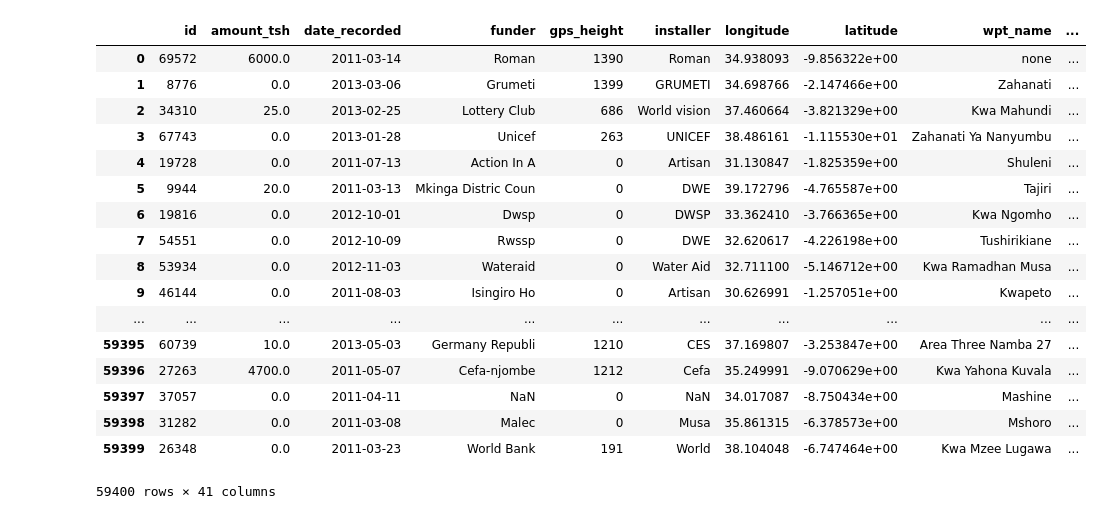
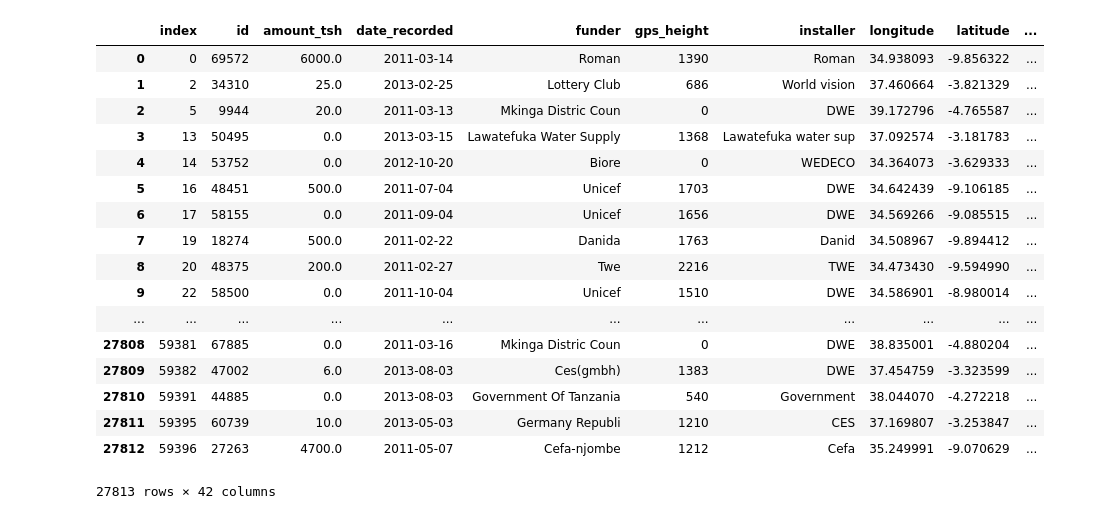
Before and after one commit to nikp29/MachineLearningClass20182019, a Jupyter notebook: Fall/DrivenDataWaterTable/181107DrivenDataDatasetProcessing.ipynb, the cells around one changed output. Saved outputs shown, nothing was run; the diff lists cells and outputs as text; code cells hidden in the pictures.

```diff
--- a/Fall/DrivenDataWaterTable/181107DrivenDataDatasetProcessing.ipynb
+++ b/Fall/DrivenDataWaterTable/181107DrivenDataDatasetProcessing.ipynb
@@ -14,26 +19,26 @@ data_values = pd.read_csv('watertabletrainingvalues.csv')
 data_labels = pd.read_csv('watertabletraininglabels.csv')
 data_values.merge(data_labels[['id','status_group']],on='id').to_csv('waterabletrainingset.csv')
 # %%
-data = pd.read_csv('waterabletrainingset.csv').drop(columns=['Unnamed: 0'])
+data = pd.read_csv('waterabletrainingset.csv').drop(columns=['Unnamed: 0']).dropna().reset_index()
 data
 # %% [output]
-|  | id | amount_tsh | date_recorded | funder | gps_height | installer | longitude | latitude | wpt_name | ... |
-| 0 | 69572 | 6000.0 | 2011-03-14 | Roman | 1390 | Roman | 34.938093 | -9.856322e+00 | none | ... |
-| 1 | 8776 | 0.0 | 2013-03-06 | Grumeti | 1399 | GRUMETI | 34.698766 | -2.147466e+00 | Zahanati | ... |
-| 2 | 34310 | 25.0 | 2013-02-25 | Lottery Club | 686 | World vision | 37.460664 | -3.821329e+00 | Kwa Mahundi | ... |
-| 3 | 67743 | 0.0 | 2013-01-28 | Unicef | 263 | UNICEF | 38.486161 | -1.115530e+01 | Zahanati Ya Nanyumbu | ... |
-| 4 | 19728 | 0.0 | 2011-07-13 | Action In A | 0 | Artisan | 31.130847 | -1.825359e+00 | Shuleni | ... |
-| 5 | 9944 | 20.0 | 2011-03-13 | Mkinga Distric Coun | 0 | DWE | 39.172796 | -4.765587e+00 | Tajiri | ... |
-| 6 | 19816 | 0.0 | 2012-10-01 | Dwsp | 0 | DWSP | 33.362410 | -3.766365e+00 | Kwa Ngomho | ... |
-| 7 | 54551 | 0.0 | 2012-10-09 | Rwssp | 0 | DWE | 32.620617 | -4.226198e+00 | Tushirikiane | ... |
-| 8 | 53934 | 0.0 | 2012-11-03 | Wateraid | 0 | Water Aid | 32.711100 | -5.146712e+00 | Kwa Ramadhan Musa | ... |
-| 9 | 46144 | 0.0 | 2011-08-03 | Isingiro Ho | 0 | Artisan | 30.626991 | -1.257051e+00 | Kwapeto | ... |
+|  | index | id | amount_tsh | date_recorded | funder | gps_height | installer | longitude | latitude | ... |
+| 0 | 0 | 69572 | 6000.0 | 2011-03-14 | Roman | 1390 | Roman | 34.938093 | -9.856322 | ... |
+| 1 | 2 | 34310 | 25.0 | 2013-02-25 | Lottery Club | 686 | World vision | 37.460664 | -3.821329 | ... |
+| 2 | 5 | 9944 | 20.0 | 2011-03-13 | Mkinga Distric Coun | 0 | DWE | 39.172796 | -4.765587 | ... |
+| 3 | 13 | 50495 | 0.0 | 2013-03-15 | Lawatefuka Water Supply | 1368 | Lawatefuka water sup | 37.092574 | -3.181783 | ... |
+| 4 | 14 | 53752 | 0.0 | 2012-10-20 | Biore | 0 | WEDECO | 34.364073 | -3.629333 | ... |
+| 5 | 16 | 48451 | 500.0 | 2011-07-04 | Unicef | 1703 | DWE | 34.642439 | -9.106185 | ... |
+| 6 | 17 | 58155 | 0.0 | 2011-09-04 | Unicef | 1656 | DWE | 34.569266 | -9.085515 | ... |
+| 7 | 19 | 18274 | 500.0 | 2011-02-22 | Danida | 1763 | Danid | 34.508967 | -9.894412 | ... |
+| 8 | 20 | 48375 | 200.0 | 2011-02-27 | Twe | 2216 | TWE | 34.473430 | -9.594990 | ... |
+| 9 | 22 | 58500 | 0.0 | 2011-10-04 | Unicef | 1510 | DWE | 34.586901 | -8.980014 | ... |
 | ... | ... | ... | ... | ... | ... | ... | ... | ... | ... | ... |
-| 59395 | 60739 | 10.0 | 2013-05-03 | Germany Republi | 1210 | CES | 37.169807 | -3.253847e+00 | Area Three Namba 27 | ... |
-| 59396 | 27263 | 4700.0 | 2011-05-07 | Cefa-njombe | 1212 | Cefa | 35.249991 | -9.070629e+00 | Kwa Yahona Kuvala | ... |
-| 59397 | 37057 | 0.0 | 2011-04-11 | NaN | 0 | NaN | 34.017087 | -8.750434e+00 | Mashine | ... |
-| 59398 | 31282 | 0.0 | 2011-03-08 | Malec | 0 | Musa | 35.861315 | -6.378573e+00 | Mshoro | ... |
-| 59399 | 26348 | 0.0 | 2011-03-23 | World Bank | 191 | World | 38.104048 | -6.747464e+00 | Kwa Mzee Lugawa | ... |
+| 27808 | 59381 | 67885 | 0.0 | 2011-03-16 | Mkinga Distric Coun | 0 | DWE | 38.835001 | -4.880204 | ... |
+| 27809 | 59382 | 47002 | 6.0 | 2013-08-03 | Ces(gmbh) | 1383 | DWE | 37.454759 | -3.323599 | ... |
+| 27810 | 59391 | 44885 | 0.0 | 2013-08-03 | Government Of Tanzania | 540 | Government | 38.044070 | -4.272218 | ... |
+| 27811 | 59395 | 60739 | 10.0 | 2013-05-03 | Germany Republi | 1210 | CES | 37.169807 | -3.253847 | ... |
+| 27812 | 59396 | 27263 | 4700.0 | 2011-05-07 | Cefa-njombe | 1212 | Cefa | 35.249991 | -9.070629 | ... |
-59400 rows × 41 columns
+27813 rows × 42 columns
 # %%
 ### IGNORE THIS CELL,
```
Also changed, not shown: parts of 22 cells of this notebook, 20 other files.
